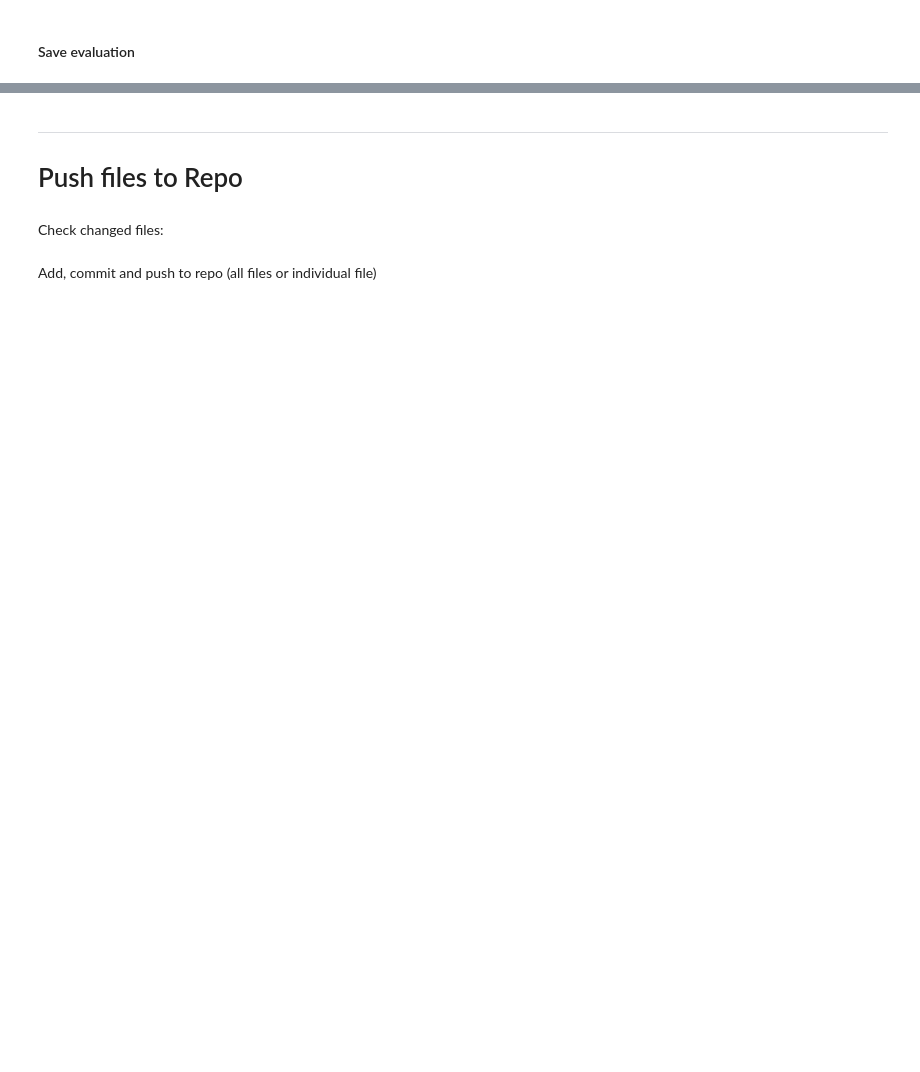
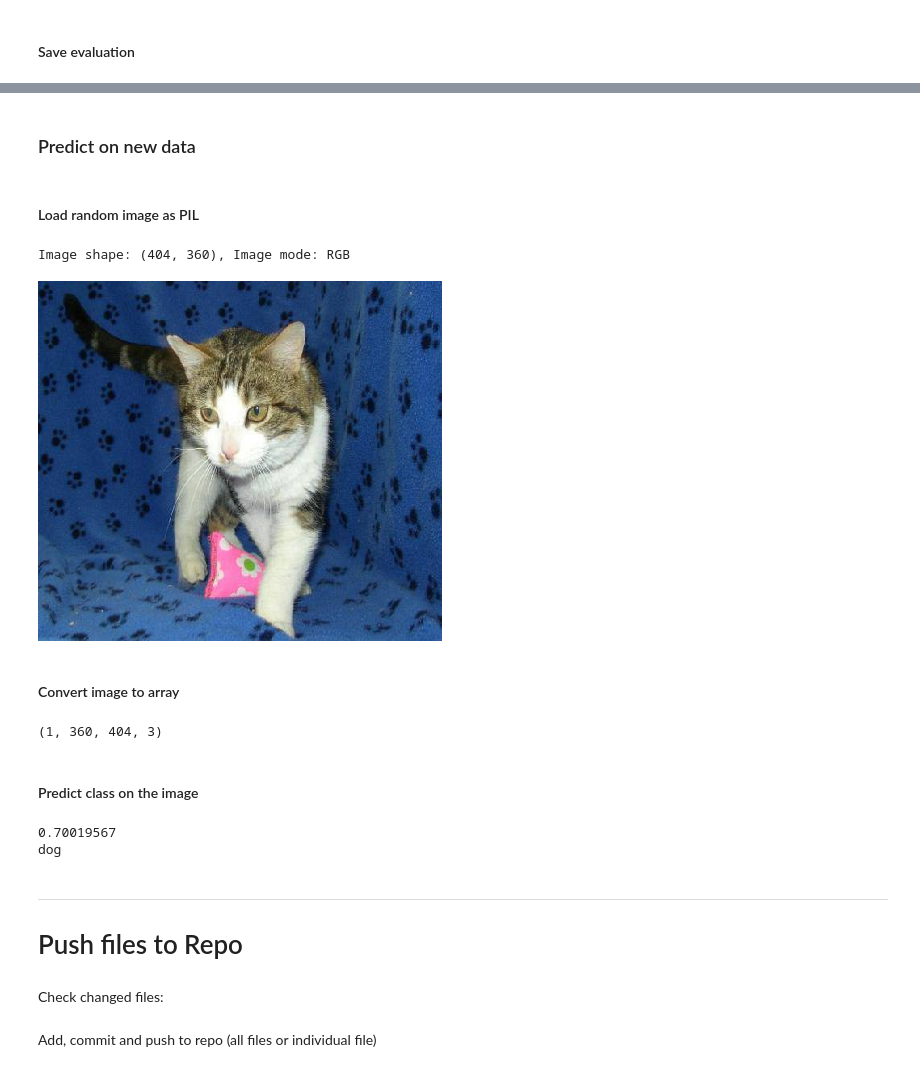
Before and after one commit to NiclO1337/pp5-cats-vs-dogs, a Jupyter notebook: jupyter_notebooks/03 - Modelling and Evaluation.ipynb, the cells around one changed output, grey strips where cells are left out. Saved outputs shown, nothing was run; the diff lists cells and outputs as text; code cells hidden in the pictures; blank space fills up the shorter version.

```diff
--- a/jupyter_notebooks/03 - Modelling and Evaluation.ipynb
+++ b/jupyter_notebooks/03 - Modelling and Evaluation.ipynb
@@ -238,3 +314,44 @@ joblib.dump(value=evaluation,
+# %% [markdown]
+### Predict on new data
+# %% [markdown]
+#### Load random image as PIL
+# %%
+from tensorflow.keras.preprocessing import image
+
+pointer = 66
+label = labels[0]  # select Uninfected or Parasitised
+
+pil_image = image.load_img(test_path + '/' + label + '/' + os.listdir(test_path+'/' + label)[pointer],
+                           target_size=image_shape, color_mode='rgb')
+print(f'Image shape: {pil_image.size}, Image mode: {pil_image.mode}')
+pil_image
+# %% [output]
+Image shape: (404, 360), Image mode: RGB
+[figure, added]
+# %% [markdown]
+#### Convert image to array
+# %%
+my_image = image.img_to_array(pil_image)
+my_image = np.expand_dims(my_image, axis=0)/255
+print(my_image.shape)
+# %% [output]
+(1, 360, 404, 3)
+# %% [markdown]
+#### Predict class on the image
+# %%
+pred_proba = model.predict(my_image)[0, 0]
+
+target_map = {v: k for k, v in train_set.class_indices.items()}
+pred_class = target_map[pred_proba > 0.5]
+
+if pred_class == target_map[0]:
+    pred_proba = 1 - pred_proba
+
+print(pred_proba)
+print(pred_class)
+# %% [output]
+0.70019567
+dog
 # %% [markdown]
 ---
 # Push files to Repo
```
Also changed, not shown: parts of 15 cells of this notebook, 4 other files.
